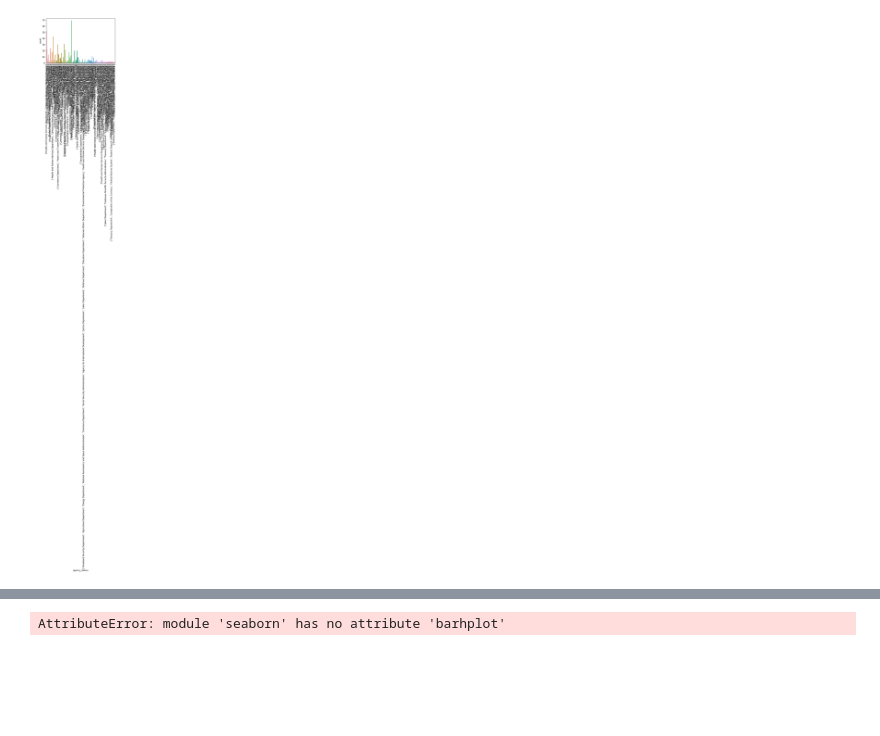
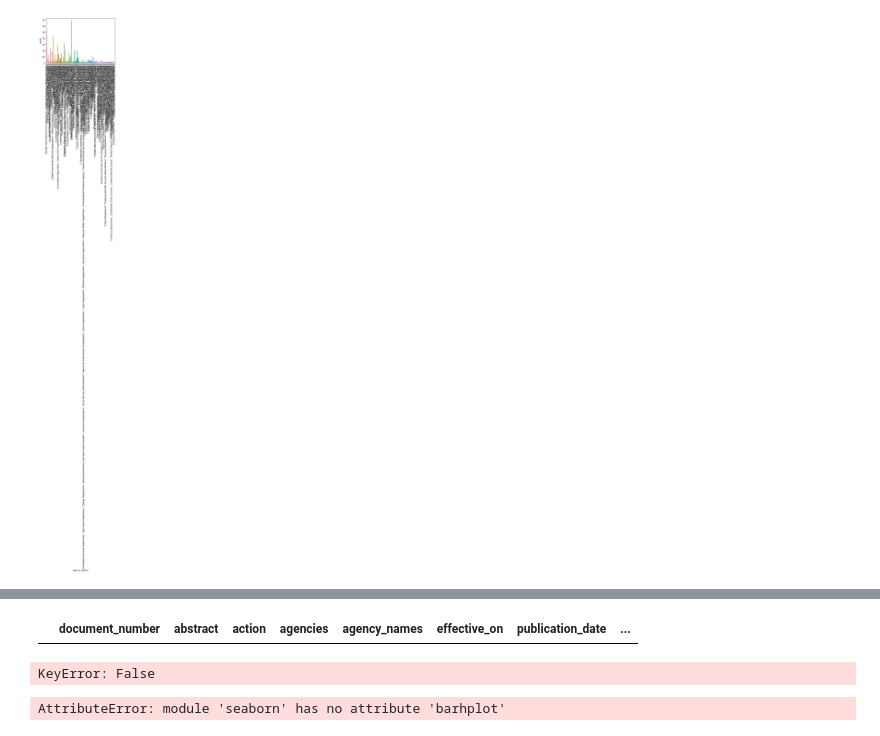
Before and after one commit to JDNantais/FederalRegister_API, a Jupyter notebook: DATA 601 - Federal Register API v2.ipynb, the cells around one changed output, grey strips where cells are left out. Saved outputs shown, nothing was run; the diff lists cells and outputs as text; code cells hidden in the pictures; blank space fills up the shorter version.

```diff
--- a/DATA 601 - Federal Register API v2.ipynb
+++ b/DATA 601 - Federal Register API v2.ipynb
@@ -259,3 +266,21 @@ plt.savefig('searchterms_pubyr.png', bbox_inches = "tight")
+# %%
+HHS_df
+# %% [output]
+|  | document_number | abstract | action | agencies | agency_names | effective_on | publication_date | ... |
+# %%
+pub_plt = sns.catplot(x="publication_date", y="Search Term", data=master_df)
+pub_plt.set_xlabels('Publication Date')
+pub_plt.set_ylabels('Search Terms')
+pub_plt.set_titles('Counts of Search Terms by Publication Dates')
+
+# control x and y limits
+#sns.ylim(0, 20)
+#plt.xlim(12, 20)
+
+
+plt.savefig('HHS_searchterms_pubyr.png', bbox_inches = "tight")
+# %% [output]
+KeyError: False
 # %%
 ag_search_plt = sns.barhplot(x="Search Term", y = master_df[master_df["agency_main"] == 'Health and Human Sevices Department'],data=master_df)
 
```
Also changed, not shown: parts of 10 cells of this notebook, 5 other files.
